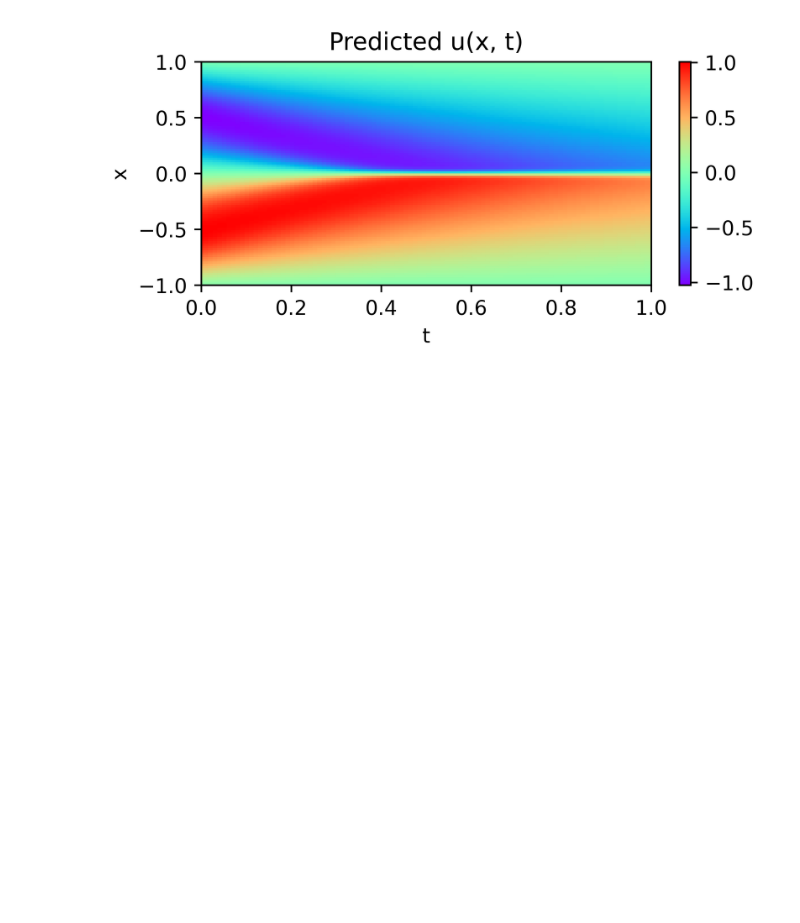
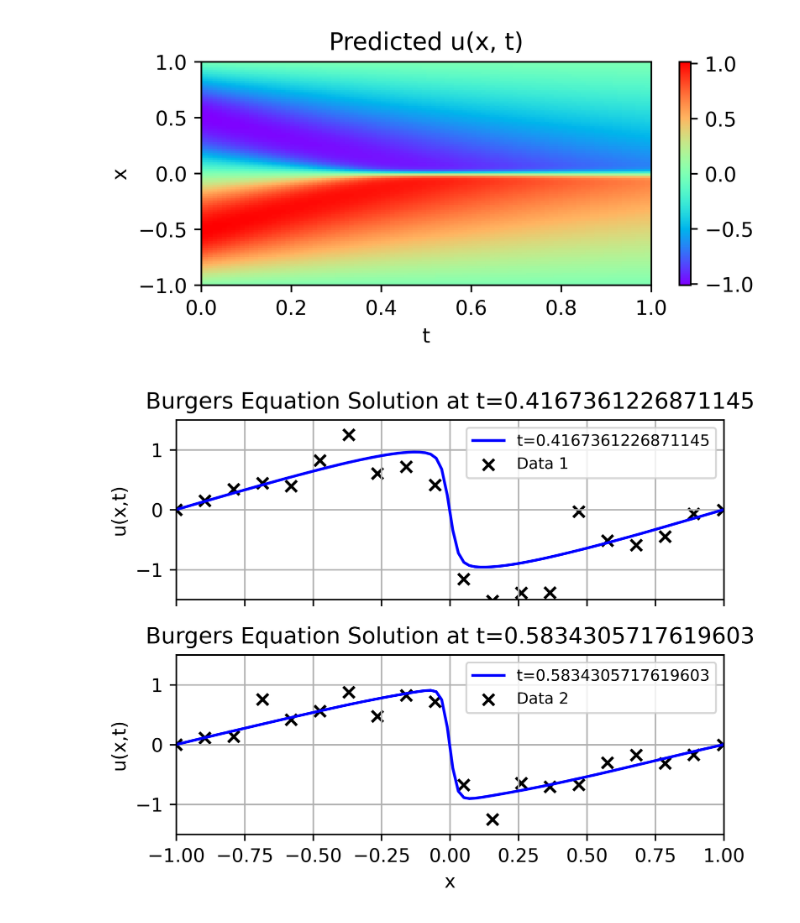
Before and after one commit to SebastianJara-PI/pinnverse-pytorch-replication, a Jupyter notebook: notebooks/01_burgers_equation.ipynb, the cells around one changed output. Cells and saved outputs as stored; diff of their text form; code cells hidden in the pictures; blank space fills up the shorter version.

```diff
--- a/notebooks/01_burgers_equation.ipynb
+++ b/notebooks/01_burgers_equation.ipynb
@@ -295,3 +316,39 @@ plt.xlabel("t")
 plt.show()
 # %% [output]
 [figure]
+# %%
+# pred en tp1 y tp2
+
+x_test = torch.linspace(-1, 1, 100).unsqueeze(1)
+t_test_1 = torch.tensor(tp1, dtype=torch.float32).repeat(100, 1)
+t_test_2 = torch.tensor(tp2, dtype=torch.float32).repeat(100, 1)
+
+with torch.no_grad():
+    u_pred_1 = net(x_test, t_test_1).squeeze()
+    u_pred_2 = net(x_test, t_test_2).squeeze()
+
+fig, ax = plt.subplots(2, 1, figsize=(5, 4), dpi=600, sharex=True, sharey=True)
+
+ax[0].plot(x_test.numpy(), u_pred_1.numpy(), 'b-', label=f't={tp1}')
+ax[0].scatter(X_data.numpy(), U_data_1_noisy.numpy(),  marker = 'x', color ='black', label='Data 1')
+ax[0].set_title(f'Burgers Equation Solution at t={tp1}')
+ax[0].set_ylabel('u(x,t)')
+ax[0].set_xlim(-1, 1)
+ax[0].set_ylim(-1.5, 1.5)
+ax[0].grid(True)
+ax[0].legend(loc='upper right', fontsize = 'small')
+
+ax[1].plot(x_test.numpy(), u_pred_2.numpy(), 'b-', label=f't={tp2}')
+ax[1].scatter(X_data.numpy(), U_data_2_noisy.numpy(), marker = 'x', color ='black', label='Data 2')
+ax[1].set_title(f'Burgers Equation Solution at t={tp2}')
+ax[1].set_xlabel('x')
+ax[1].set_ylabel('u(x,t)')
+ax[1].set_xlim(-1, 1)
+ax[1].set_ylim(-1.5, 1.5)
+ax[1].grid(True)
+ax[1].legend(loc='upper right', fontsize = 'small')
+
+plt.tight_layout()
+plt.show()
+# %% [output]
+[figure, added]
```
Also changed, not shown: parts of 8 cells of this notebook.
